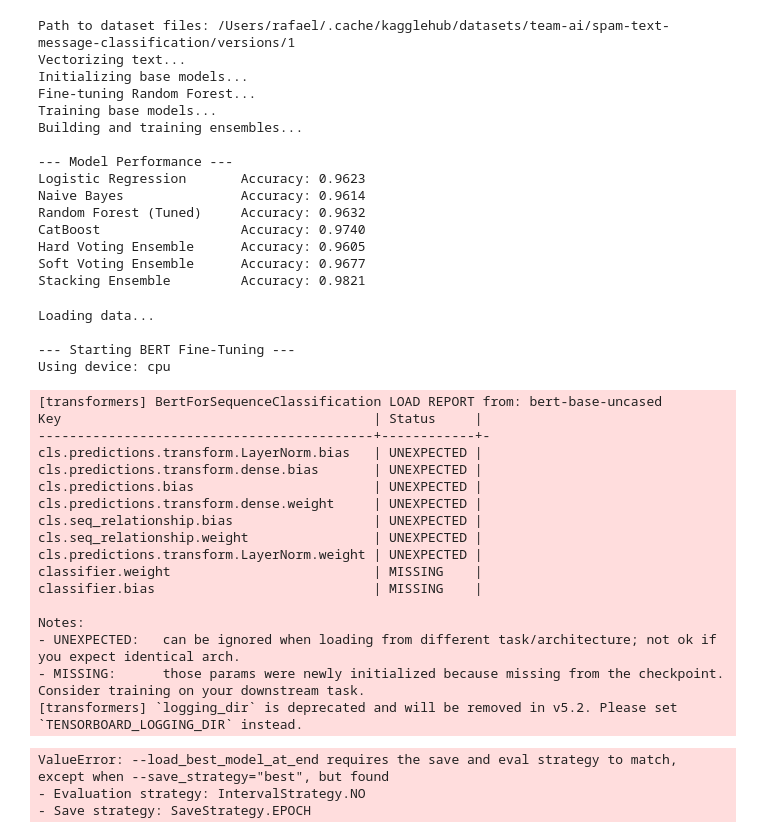
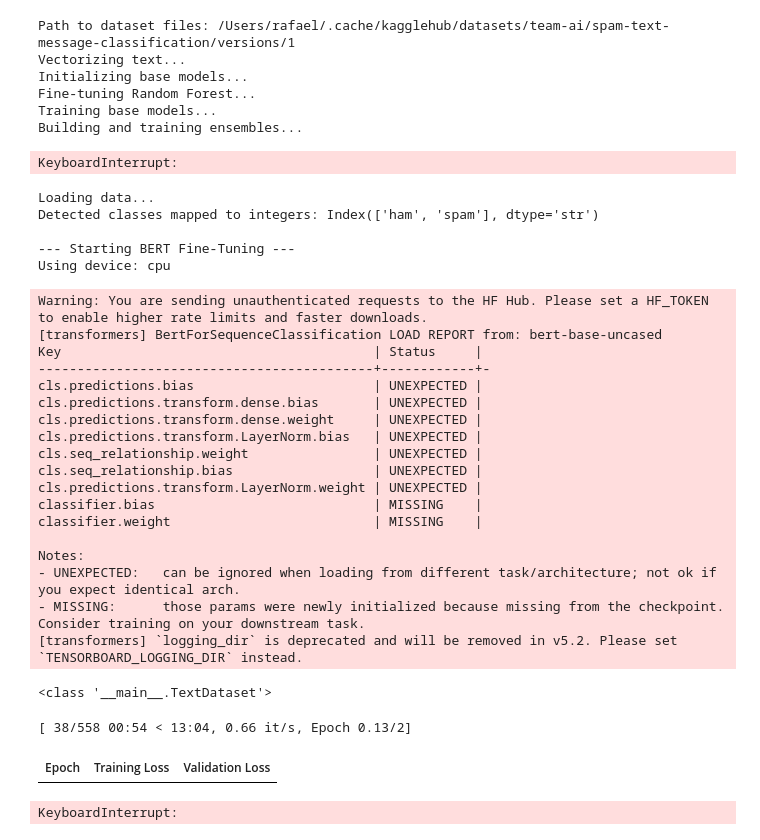
Before and after one commit to iamlajoya21/ml_bootcamp, a Jupyter notebook: current/classwork/July2.ipynb, the cells around one changed output. Cells and saved outputs as stored; diff of their text form; code cells hidden in the pictures.

```diff
--- a/current/classwork/July2.ipynb
+++ b/current/classwork/July2.ipynb
@@ -130,11 +114,6 @@ models = {
     "Soft Voting Ensemble": voting_soft,
     "Stacking Ensemble": stacking
 }
-
-for name, model in models.items():
-    y_pred = model.predict(X_test_tfidf)
-    acc = accuracy_score(y_test, y_pred)
-    print(f"{name:25} Accuracy: {acc:.4f}")
 # %% [output]
 Path to dataset files: /Users/rafael/.cache/kagglehub/datasets/team-ai/spam-text-message-classification/versions/1
 Vectorizing text...
@@ -142,15 +121,7 @@ Initializing base models...
 Fine-tuning Random Forest...
 Training base models...
 Building and training ensembles...
-
---- Model Performance ---
-Logistic Regression       Accuracy: 0.9623
-Naive Bayes               Accuracy: 0.9614
-Random Forest (Tuned)     Accuracy: 0.9632
-CatBoost                  Accuracy: 0.9740
-Hard Voting Ensemble      Accuracy: 0.9605
-Soft Voting Ensemble      Accuracy: 0.9677
-Stacking Ensemble         Accuracy: 0.9821
+KeyboardInterrupt:
 # %%
 import os
 import torch
@@ -182,11 +153,13 @@ df = pd.read_csv(file)
 df = df.dropna(subset=['Message', 'Category'])
 df['Message'] = df['Message'].astype(str)
 
-# Ensure Category is mapped to numeric integers (e.g., 0 and 1)
-if df['Category'].dtype == 'object' or str(df['Category'].dtype) == 'category':
-    df['Category'] = df['Category'].astype('category').cat.codes
+# FIX: Robustly encode string categories to integers using pd.factorize
+# This guarantees that labels are converted to a clean 0 and 1 integer array.
+labels, uniques = pd.factorize(df['Category'])
+df['Category'] = labels
 
-# BUG FIX: Explicitly convert to NumPy arrays to avoid Pandas Series indexing bugs downstream
+print(f"Detected classes mapped to integers: {uniques}")
+
 X = df['Message'].to_numpy()
 y = df['Category'].to_numpy()
 
@@ -212,11 +185,12 @@ class TextDataset(Dataset):
         self.labels = labels
 
     def __getitem__(self, idx):
-        # BUG FIX: Force the index to be a standard Python integer.
-        # This prevents the TypeError when PyTorch or NumPy passes a scalar tensor or int64 type.
+        # Force the index to be a standard Python integer.
         idx = int(idx.item()) if torch.is_tensor(idx) else int(idx)
 
         item = {key: torch.tensor(val[idx]) for key, val in self.encodings.items()}
+
+        # Now safely converts to tensor since self.labels strictly contains numeric integers
         item['labels'] = torch.tensor(self.labels[idx], dtype=torch.long)
         return item
 
@@ -226,6 +200,9 @@ class TextDataset(Dataset):
 train_dataset = TextDataset(X_train, y_train, tokenizer)
 test_dataset = TextDataset(X_test, y_test, tokenizer)
 
+
+print('Train dataset type')
+print(type(train_dataset))
 # Define Training Configurations
 training_args = TrainingArguments(
     output_dir='./results',
@@ -236,8 +213,8 @@ training_args = TrainingArguments(
     weight_decay=0.01,
     logging_dir='./logs',
     logging_steps=50,
-    eval_strategy="epoch",       # <--- FIX: Updated parameter name
-    save_strategy="epoch",       # <--- Matches eval_strategy
+    eval_strategy="epoch",       # Matches current Hugging Face conventions
+    save_strategy="epoch",       # Matches eval_strategy
     load_best_model_at_end=True,
     report_to="none"
 )
@@ -256,7 +233,6 @@ trainer.train()
 # Extract Class Probabilities from BERT for Ensembling
 print("Extracting BERT predictions...")
 raw_predictions = trainer.predict(test_dataset)
-# Apply softmax to get proper 0-1 probabilities for both classes
 bert_probs = torch.nn.functional.softmax(torch.tensor(raw_predictions.predictions), dim=-1).numpy()
 bert_preds = np.argmax(bert_probs, axis=1)
 
@@ -314,40 +290,42 @@ for name, predictions in models.items():
     print(f"{name:25} Accuracy: {acc:.4f}")
 
 # ---------------------------------------------------------
 # 7. Advanced Meta-Ensemble (Classical Models + BERT)
 # ---------------------------------------------------------
-# Combine probabilities of the best systems to make a hybrid decision
 print("\nEvaluating Hybrid Meta-Ensemble (Soft Voting + BERT)...")
 soft_voting_probs = voting_soft.predict_proba(X_test_tfidf)
 
-# Blend probabilities (Equal weight distribution example)
+# Blend probabilities
 hybrid_probs = (soft_voting_probs + bert_probs) / 2
 hybrid_preds = np.argmax(hybrid_probs, axis=1)
 hybrid_acc = accuracy_score(y_test, hybrid_preds)
 
 print(f"Hybrid Meta-Ensemble Accuracy: {hybrid_acc:.4f}")
 # %% [output]
 Loading data...
+Detected classes mapped to integers: Index(['ham', 'spam'], dtype='str')
 
 --- Starting BERT Fine-Tuning ---
 Using device: cpu
+Warning: You are sending unauthenticated requests to the HF Hub. Please set a HF_TOKEN to enable higher rate limits and faster downloads.
 [transformers] BertForSequenceClassification LOAD REPORT from: bert-base-uncased
 Key                                        | Status     |
 -------------------------------------------+------------+-
+cls.predictions.bias                       | UNEXPECTED |
+cls.predictions.transform.dense.bias       | UNEXPECTED |
+cls.predictions.transform.dense.weight     | UNEXPECTED |
 cls.predictions.transform.LayerNorm.bias   | UNEXPECTED |
-cls.predictions.transform.dense.bias       | UNEXPECTED |
-cls.predictions.bias                       | UNEXPECTED |
-cls.predictions.transform.dense.weight     | UNEXPECTED |
+cls.seq_relationship.weight                | UNEXPECTED |
 cls.seq_relationship.bias                  | UNEXPECTED |
-cls.seq_relationship.weight                | UNEXPECTED |
 cls.predictions.transform.LayerNorm.weight | UNEXPECTED |
+classifier.bias                            | MISSING    |
 classifier.weight                          | MISSING    |
-classifier.bias                            | MISSING    |
 
 Notes:
 - UNEXPECTED:   can be ignored when loading from different task/architecture; not ok if you expect identical arch.
 - MISSING:      those params were newly initialized because missing from the checkpoint. Consider training on your downstream task.
 [transformers] `logging_dir` is deprecated and will be removed in v5.2. Please set `TENSORBOARD_LOGGING_DIR` instead.
-ValueError: --load_best_model_at_end requires the save and eval strategy to match, except when --save_strategy="best", but found
-- Evaluation strategy: IntervalStrategy.NO
-- Save strategy: SaveStrategy.EPOCH
+<class '__main__.TextDataset'>
+[ 38/558 00:54 < 13:04, 0.66 it/s, Epoch 0.13/2]
+| Epoch | Training Loss | Validation Loss |
+KeyboardInterrupt:
```
Also changed, not shown: parts of 1 cell of this notebook, 4 other files.
